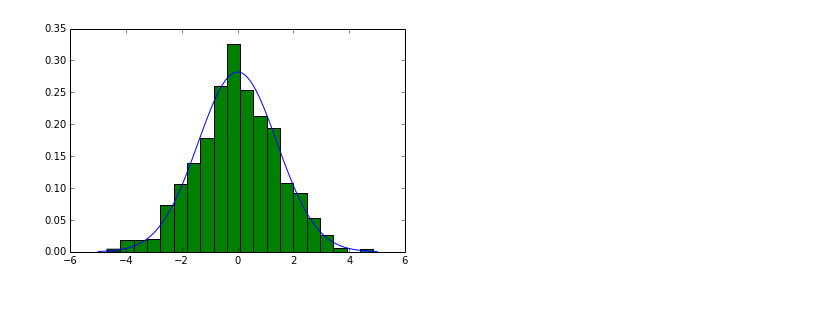
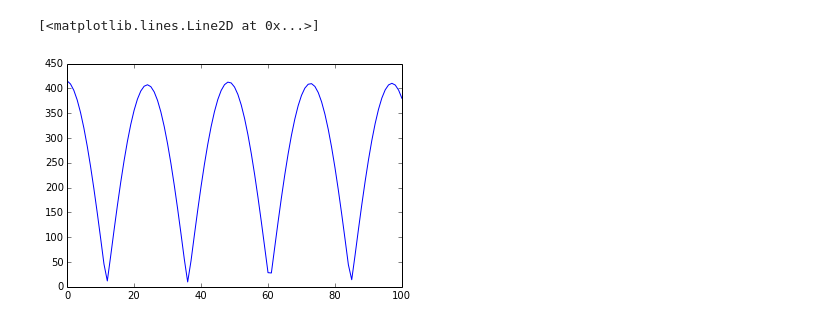
Before and after one commit to shigh/pyes1, a Jupyter notebook: pyes1/1d2v-warm.ipynb, the cells around one changed output. Drawn from its saved outputs; the diff is of its cells as text; code cells hidden in the pictures.

```diff
--- a/pyes1/1d2v-warm.ipynb
+++ b/pyes1/1d2v-warm.ipynb
@@ -47,5 +57,7 @@ plt.hist(vx0, bins=20, normed=True);
-# %%
-plt.plot(v_vals, expected)
-plt.hist(vx[-1,:], bins=20, normed=True);
-# %% [output]
-[figure, removed]
+# %%
+rk = np.fft.rfft(rho, axis=1)[:, 1]
+rk = np.sqrt(np.real(rk*rk.conj()))
+plt.plot(rk)
+# %% [output]
+[<matplotlib.lines.Line2D at 0x...>]
+[figure, added]
```
Also changed, not shown: parts of 3 cells of this notebook, 1 other file.
